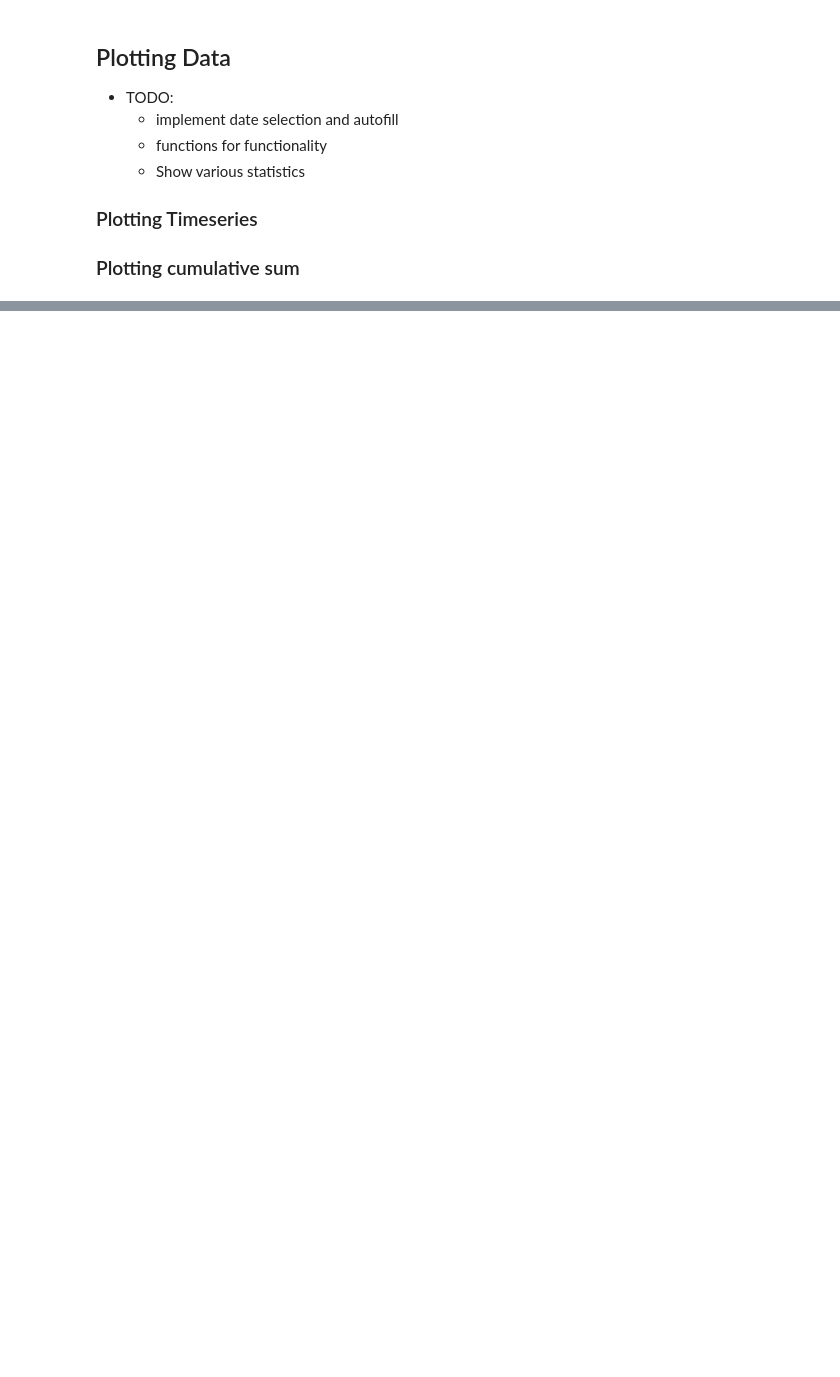
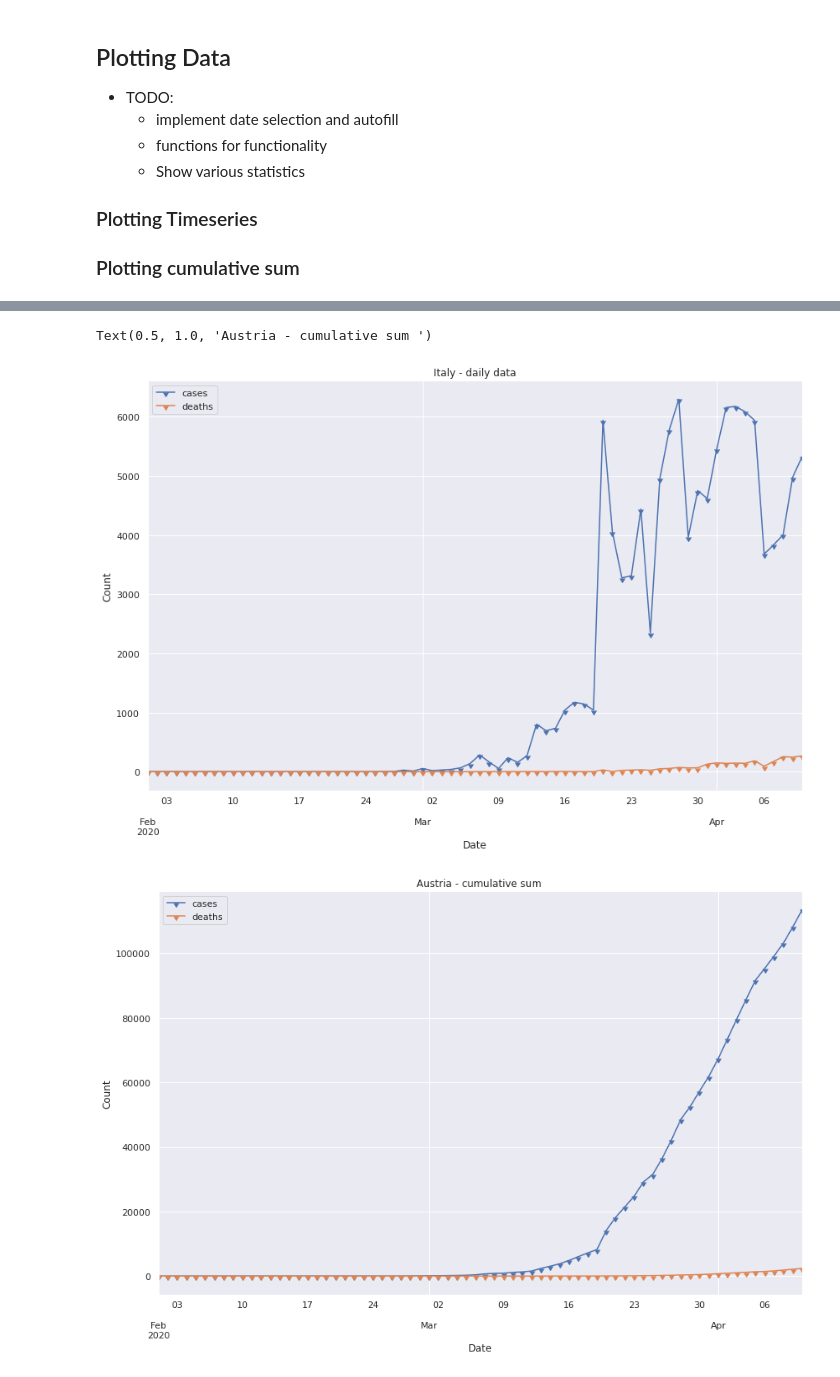
Before and after one commit to OliverZott/covid19_data, a Jupyter notebook: covid_dataAnalysis.ipynb, the cells around one changed output, grey strips where cells are left out. Cells and saved outputs as stored; diff of their text form; code cells hidden in the pictures; blank space fills up the shorter version.

```diff
--- a/covid_dataAnalysis.ipynb
+++ b/covid_dataAnalysis.ipynb
@@ -369,0 +369,19 @@ for i in range(0, cumsum.size, 1):
+# %%
+# Germany
+df_ger = df.loc[df['countriesAndTerritories']=='Germany']
+df_ger = df_ger.sort_index(ascending=True)
+df_ger_today = df_ger.loc['2020-02-01':'2020-04-10']
+
+ax = df_ger_today.plot(y=['cases','deaths'], grid=True, marker=11, figsize=(14,9))
+ax.set_xlabel("Date")
+ax.set_ylabel("Count")
+ax.set_title("Italy - daily data")
+
+ax = df_ger_today.cumsum().plot(y=['cases','deaths'], grid=True, marker=11, figsize=(14,9))
+ax.set_xlabel("Date")
+ax.set_ylabel("Count")
+ax.set_title("Austria - cumulative sum ")
+# %% [output]
+Text(0.5, 1.0, 'Austria - cumulative sum ')
+[figure, added]
+[figure, added]
```
Also changed, not shown: parts of 8 cells of this notebook.
